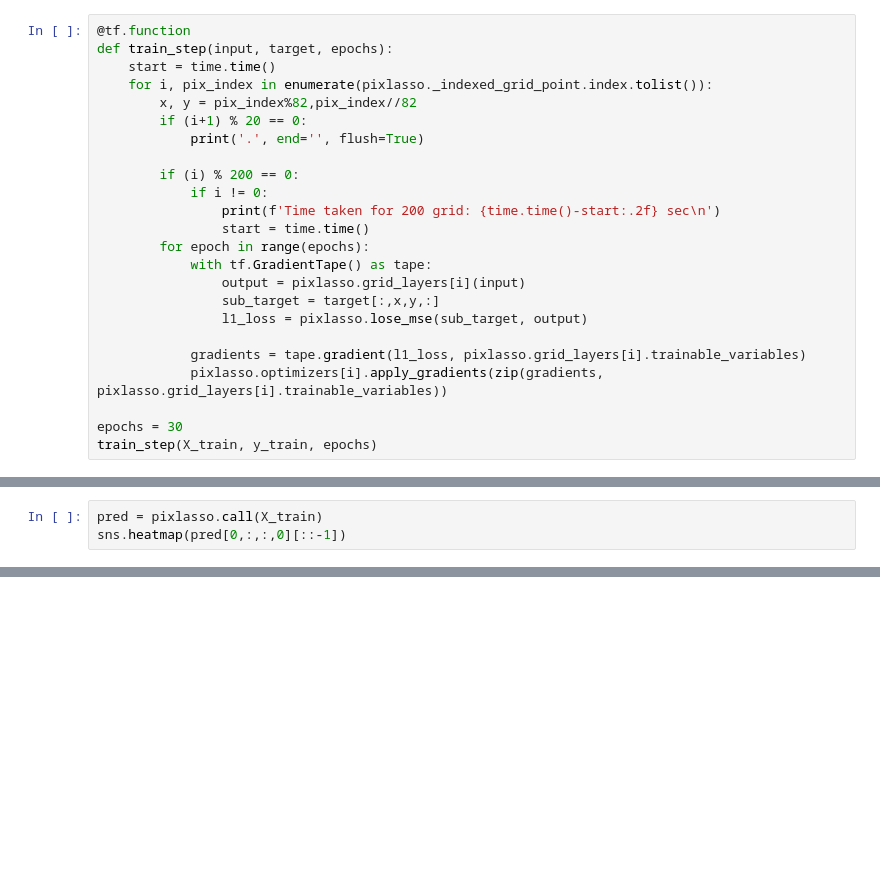
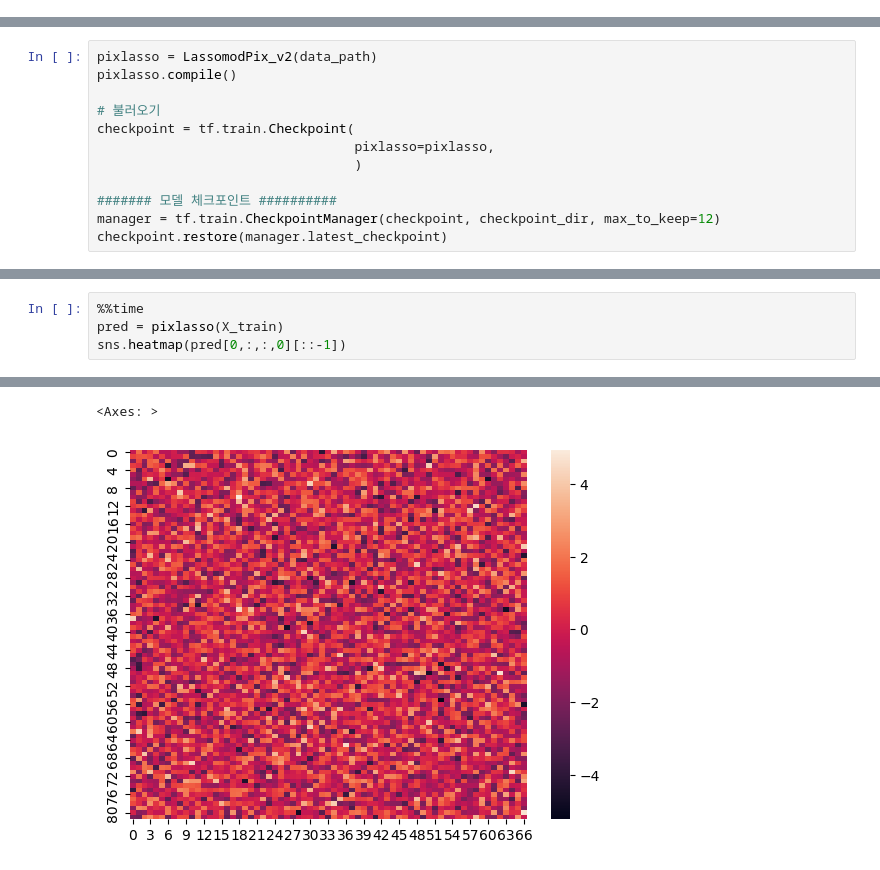
Before and after one commit to ByeonggeonGo/CmaqProject, a Jupyter notebook: experiment/controlmatrix_cmaq_lasso.ipynb, the cells around one changed output, grey strips where cells are left out. Cells and saved outputs as stored; diff of their text form; blank space fills up the shorter version.

Commit message:
lasso origianal test

```diff
--- a/experiment/controlmatrix_cmaq_lasso.ipynb
+++ b/experiment/controlmatrix_cmaq_lasso.ipynb
@@ -81,24 +66,0 @@ Right CRS: EPSG:5179
-# %%
-@tf.function
-def train_step(input, target, epochs):
-    start = time.time()
-    for i, pix_index in enumerate(pixlasso._indexed_grid_point.index.tolist()):
-        x, y = pix_index%82,pix_index//82
-        if (i+1) % 20 == 0:
-            print('.', end='', flush=True)
-
-        if (i) % 200 == 0:
-            if i != 0:
-                print(f'Time taken for 200 grid: {time.time()-start:.2f} sec\n')
-                start = time.time()
-        for epoch in range(epochs):
-            with tf.GradientTape() as tape:
-                output = pixlasso.grid_layers[i](input)
-                sub_target = target[:,x,y,:]
-                l1_loss = pixlasso.lose_mse(sub_target, output)
-
-            gradients = tape.gradient(l1_loss, pixlasso.grid_layers[i].trainable_variables)
-            pixlasso.optimizers[i].apply_gradients(zip(gradients, pixlasso.grid_layers[i].trainable_variables))
-
-epochs = 30
-train_step(X_train, y_train, epochs)
@@ -108,0 +72,12 @@ train_step(X_train, y_train, epochs)
+# %%
+pixlasso = LassomodPix_v2(data_path)
+pixlasso.compile()
+
+# 불러오기
+checkpoint = tf.train.Checkpoint(
+                                 pixlasso=pixlasso,
+                                 )
+
+####### 모델 체크포인트 ##########
+manager = tf.train.CheckpointManager(checkpoint, checkpoint_dir, max_to_keep=12)
+checkpoint.restore(manager.latest_checkpoint)
@@ -109,3 +93,5 @@ train_step(X_train, y_train, epochs)
 # %%
-pred = pixlasso.call(X_train)
+%%time
+pred = pixlasso(X_train)
 sns.heatmap(pred[0,:,:,0][::-1])
+# %% [output]
@@ -111,0 +100,2 @@ sns.heatmap(pred[0,:,:,0][::-1])
+<Axes: >
+[figure, added]
```
Also changed, not shown: parts of 14 cells of this notebook, 5 other files.
